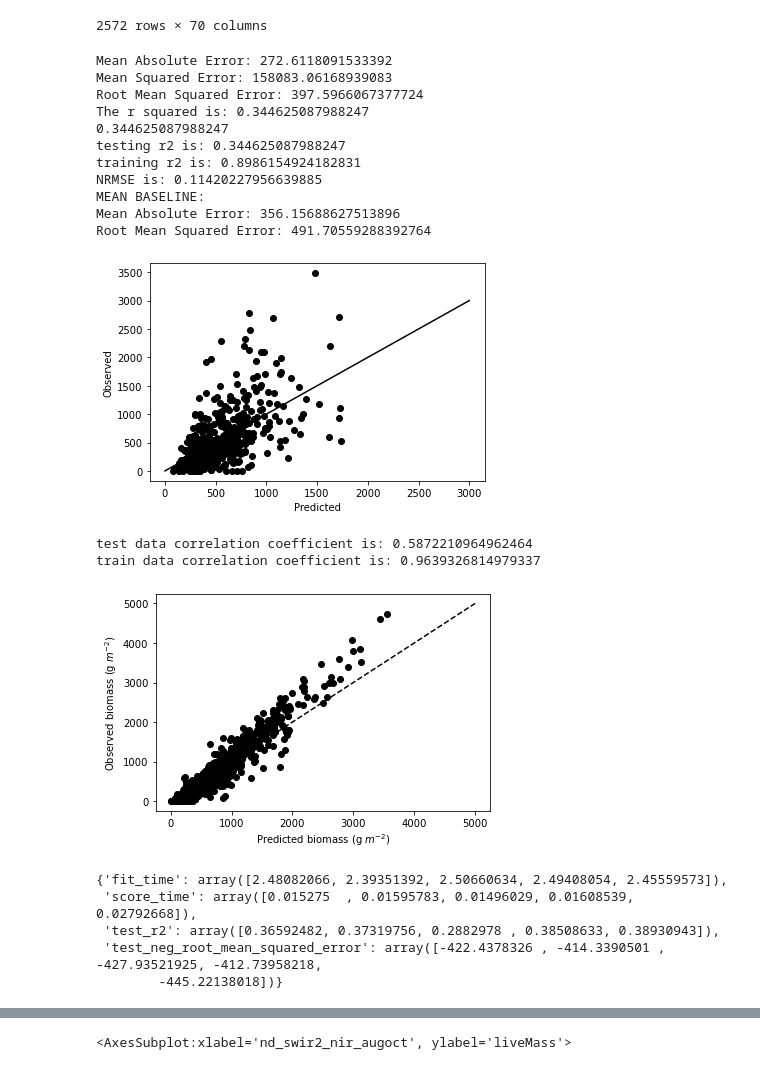
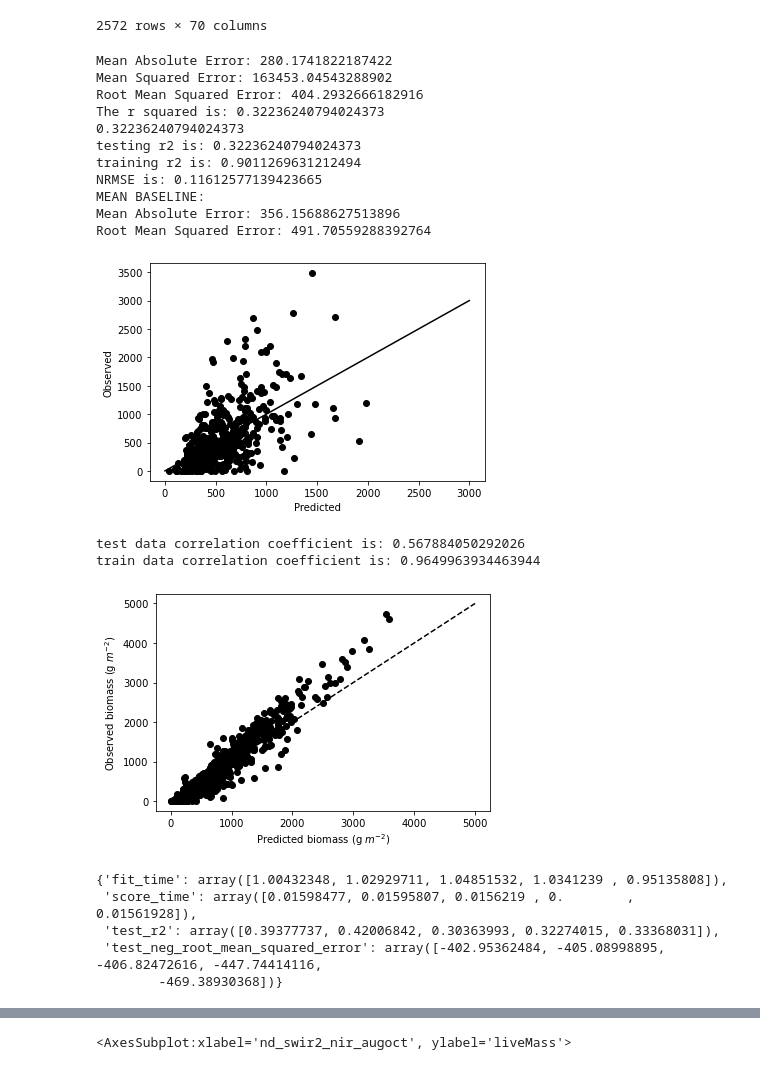
Before and after one commit to asajulien/PhD, a Jupyter notebook: Jupyter/LTER sites/Combined modeling and mapping/COMBINED-STREAMLINED.ipynb, the cells around one changed output, grey strips where cells are left out. Saved outputs shown, nothing was run; the diff lists cells and outputs as text; code cells hidden in the pictures.

```diff
--- a/Jupyter/LTER sites/Combined modeling and mapping/COMBINED-STREAMLINED.ipynb
+++ b/Jupyter/LTER sites/Combined modeling and mapping/COMBINED-STREAMLINED.ipynb
@@ -240,9 +240,7 @@ xargs=df1[
 xargs=df1[
     [
         'Elevation', 'tmax', 'tmin', 'ndvi_augoct',
-        'savi_augoct','wdrvi5_augoct','nd_r_g_augoct','nd_g_b_augoct','nd_swir2_nir_augoct', 'nd_swir2_r_augoct','ndvi_yr',
-        'savi_yr','wdrvi5_yr','nd_r_g_yr','nd_g_b_yr','nd_swir2_nir_yr', 'nd_swir2_r_yr','ndvi_mayoct',
-        'savi_mayoct','wdrvi5_mayoct','nd_r_g_mayoct','nd_g_b_mayoct','nd_swir2_nir_mayoct', 'nd_swir2_r_mayoct'
+        'savi_augoct','wdrvi5_augoct','nd_r_g_augoct','nd_g_b_augoct','nd_swir2_nir_augoct', 'nd_swir2_r_augoct'
     ]
 ]
 
@@ -277,57 +275,50 @@ print('training r2 is: ' + str(pipe.score(xargs_train, yargs_train)))
 print('NRMSE is: ' + str(np.sqrt(metrics.mean_squared_error(yargs_test, pred))/np.ptp(yargs_test)))
 
 # Mean
 print('MEAN BASELINE:')
 pred_mean = [np.mean(yargs_train)] * len(yargs_test)
 print('Mean Absolute Error:', metrics.mean_absolute_error(yargs_test, pred_mean))
 print('Root Mean Squared Error:', np.sqrt(metrics.mean_squared_error(yargs_test,pred_mean)))
 
 plt.scatter(pred, yargs_test, color = 'black') ##label axes - x,y in order?
 # plt.plot(X_val, regressor.predict(X_val), color = 'red')
 plt.xlabel("Predicted")
 plt.ylabel("Observed")
 plt.plot([0, 3000], [0, 3000], 'k-')
 plt.show()
 
 print('test data correlation coefficient is: ' + str(np.corrcoef(yargs_test, pred)[0, 1]))
 
 train_pred = pipe.predict(xargs_train) ##Not sure if this is the right thing to do here
 plt.scatter(train_pred, yargs_train, color = 'black')
 plt.xlabel("Predicted biomass (g $m^{-2}$)")
 plt.ylabel("Observed biomass (g $m^{-2}$)")
 plt.plot([0, 5000], [0, 5000], 'k--')
 plt.show
 # plt.savefig("C:/Users/arj26323/Documents/train.png", dpi = 1000)
 
 print('train data correlation coefficient is: ' + str(np.corrcoef(train_pred, yargs_train)[0, 1]))
 # %% [output]
-Mean Absolute Error: 272.6118091533392
-Mean Squared Error: 158083.06168939083
-Root Mean Squared Error: 397.5966067377724
-The r squared is: 0.344625087988247
-0.344625087988247
-testing r2 is: 0.344625087988247
-training r2 is: 0.8986154924182831
-NRMSE is: 0.11420227956639885
+Mean Absolute Error: 280.1741822187422
+Mean Squared Error: 163453.04543288902
+Root Mean Squared Error: 404.2932666182916
+The r squared is: 0.32236240794024373
+0.32236240794024373
+testing r2 is: 0.32236240794024373
+training r2 is: 0.9011269631212494
+NRMSE is: 0.11612577139423665
 MEAN BASELINE:
 Mean Absolute Error: 356.15688627513896
 Root Mean Squared Error: 491.70559288392764
-[figure, old version]
+[figure, new version]
-test data correlation coefficient is: 0.5872210964962464
-train data correlation coefficient is: 0.9639326814979337
+test data correlation coefficient is: 0.567884050292026
+train data correlation coefficient is: 0.9649963934463944
-[figure, old version]
+[figure, new version]
 # %%
 ##k-fold cross validation; random forest
 #https://scikit-learn.org/stable/modules/cross_validation.html#cross-validation-evaluating-estimator-performance
 
-predictors = df1[
-    [
-        'Elevation', 'tmax', 'tmin', 'ndvi_augoct',
-        'savi_augoct','wdrvi5_augoct','nd_r_g_augoct','nd_g_b_augoct','nd_swir2_nir_augoct', 'nd_swir2_r_augoct','ndvi_yr',
-        'savi_yr','wdrvi5_yr','nd_r_g_yr','nd_g_b_yr','nd_swir2_nir_yr', 'nd_swir2_r_yr','ndvi_mayoct',
-        'savi_mayoct','wdrvi5_mayoct','nd_r_g_mayoct','nd_g_b_mayoct','nd_swir2_nir_mayoct', 'nd_swir2_r_mayoct'
-    ]
-]
+predictors = xargs
 
 targets = df1['liveMass']
 
@@ -347,11 +338,11 @@ scoring=('r2', 'neg_root_mean_squared_error')
 cv_results = cross_validate(model, X, y, cv=kf, scoring=scoring, return_train_score=False)
 cv_results
 # %% [output]
-{'fit_time': array([2.48082066, 2.39351392, 2.50660634, 2.49408054, 2.45559573]),
- 'score_time': array([0.015275  , 0.01595783, 0.01496029, 0.01608539, 0.02792668]),
- 'test_r2': array([0.36592482, 0.37319756, 0.2882978 , 0.38508633, 0.38930943]),
- 'test_neg_root_mean_squared_error': array([-422.4378326 , -414.3390501 , -427.93521925, -412.73958218,
-        -445.22138018])}
+{'fit_time': array([1.00432348, 1.02929711, 1.04851532, 1.0341239 , 0.95135808]),
+ 'score_time': array([0.01598477, 0.01595807, 0.0156219 , 0.        , 0.01561928]),
+ 'test_r2': array([0.39377737, 0.42006842, 0.30363993, 0.32274015, 0.33368031]),
+ 'test_neg_root_mean_squared_error': array([-402.95362484, -405.08998895, -406.82472616, -447.74414116,
+        -469.38930368])}
 # %%
 #Feature importance and average RMSE
 x = pd.DataFrame(cv_results)
```
Also changed, not shown: parts of 6 cells of this notebook, 4 other files.
